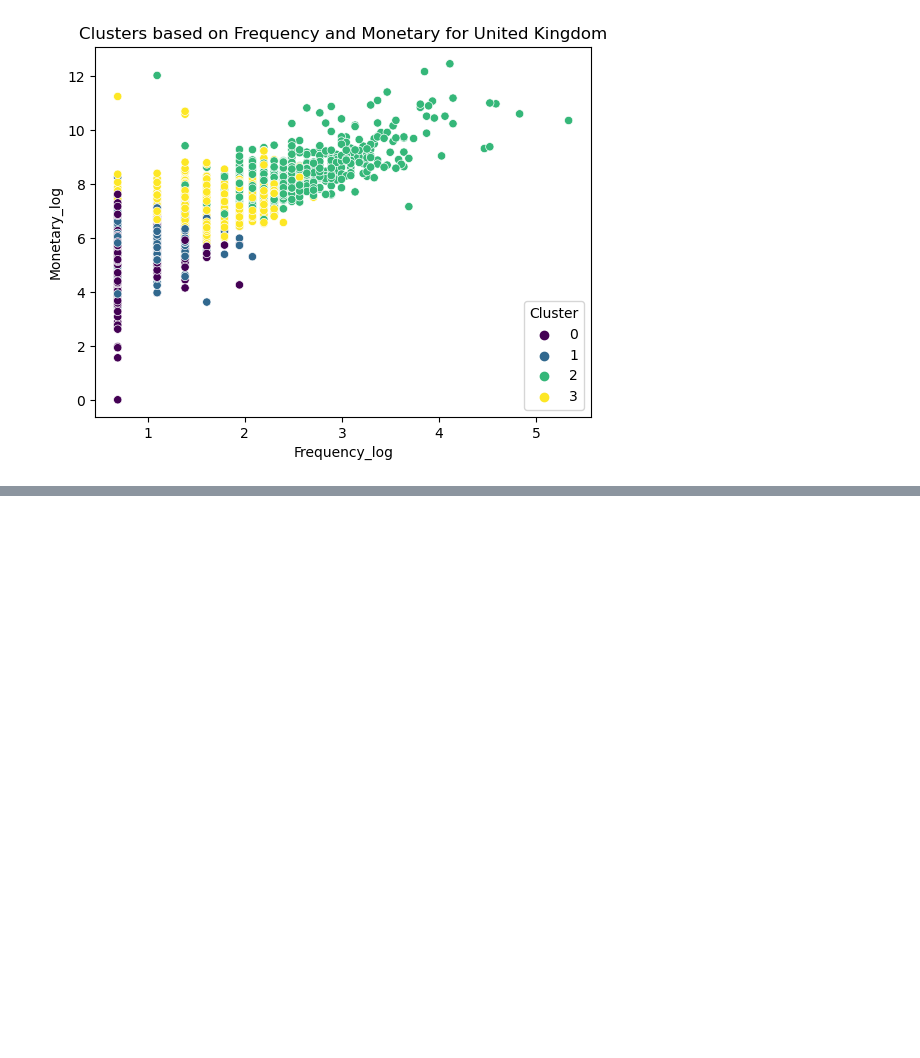
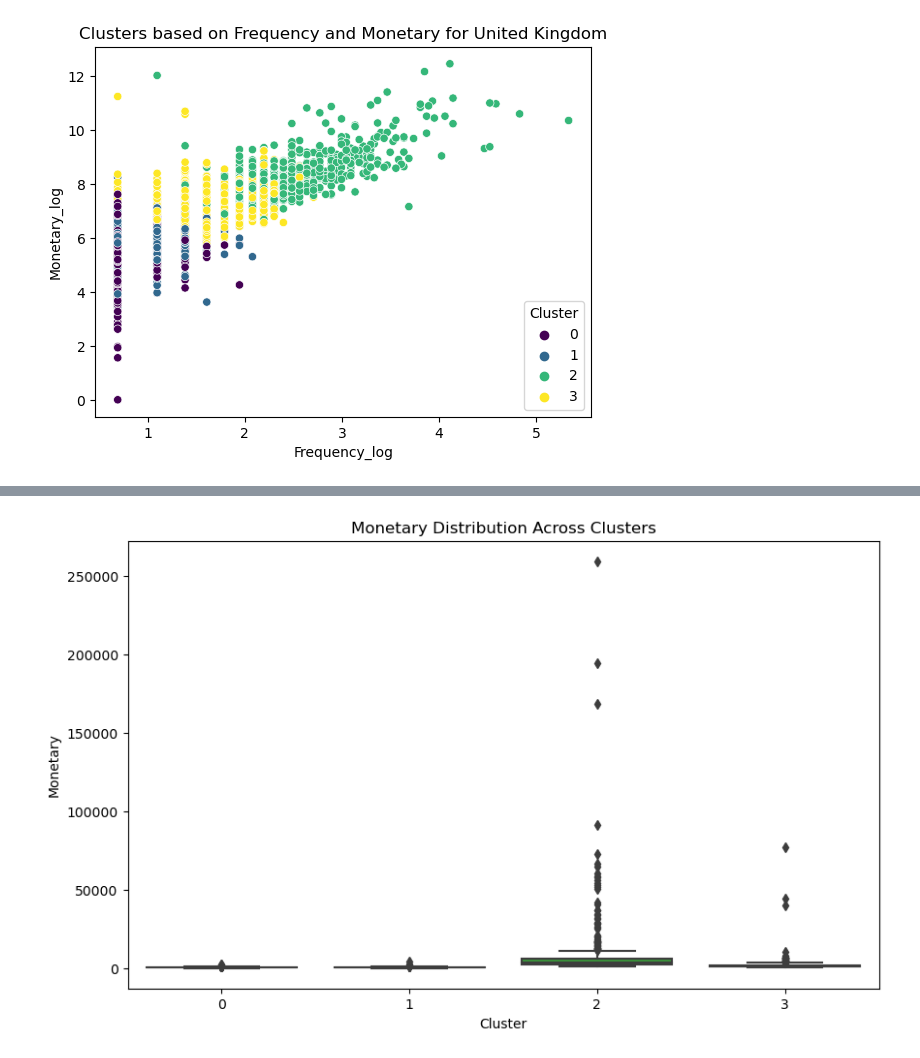
Before and after one commit to jwharmeriv/Customer_Segmentation_Project, a Jupyter notebook: notebooks/Capstone_3_Data_Preprocessing_EDA.ipynb, the cells around one changed output, grey strips where cells are left out. Saved outputs shown, nothing was run; the diff lists cells and outputs as text; code cells hidden in the pictures; blank space fills up the shorter version.

```diff
--- a/notebooks/Capstone_3_Data_Preprocessing_EDA.ipynb
+++ b/notebooks/Capstone_3_Data_Preprocessing_EDA.ipynb
@@ -552,0 +602,10 @@ See the caveats in the documentation: https://pandas.pydata.org/pandas-docs/stab
+# %%
+# Boxplot for Monetary by Cluster
+plt.figure(figsize=(10, 6))
+sns.boxplot(x='Cluster', y='Monetary', data=uk_rfm_df)
+plt.title('Monetary Distribution Across Clusters')
+plt.xlabel('Cluster')
+plt.ylabel('Monetary')
+plt.show()
+# %% [output]
+[figure, added]
```
Also changed, not shown: parts of 11 cells of this notebook.
